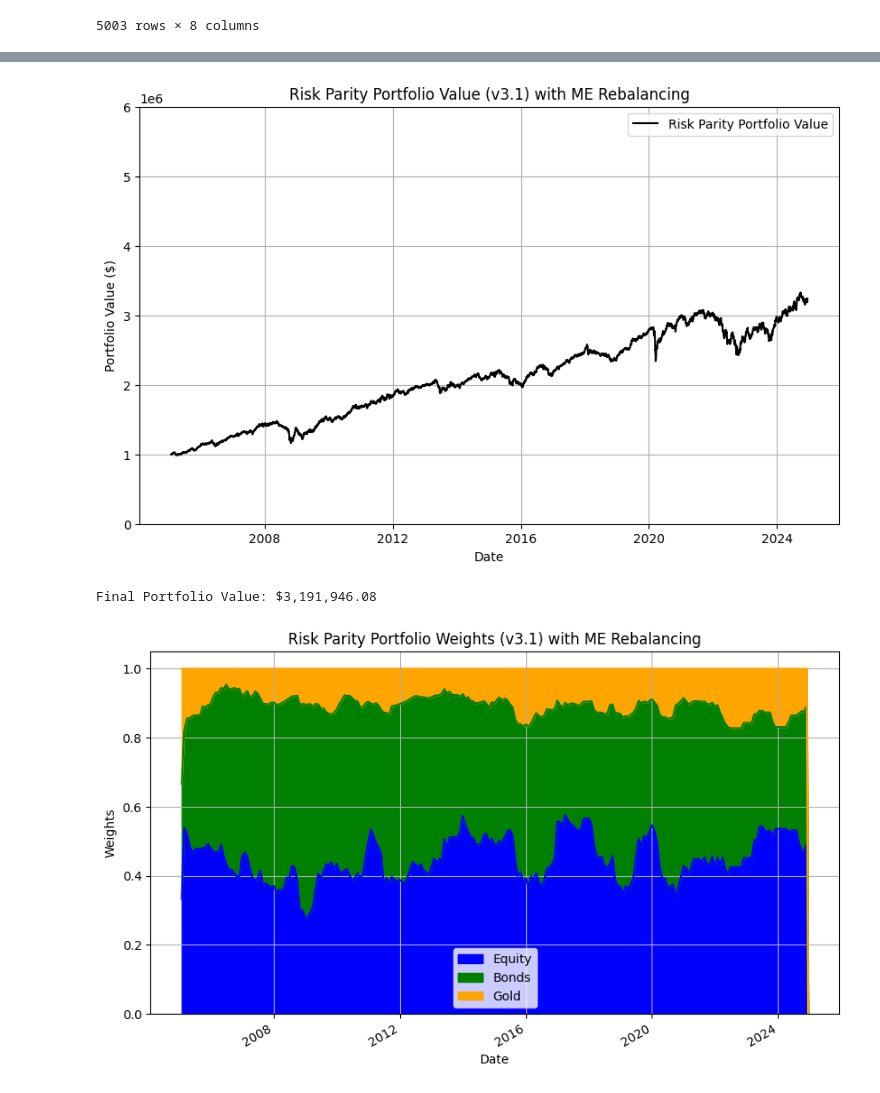
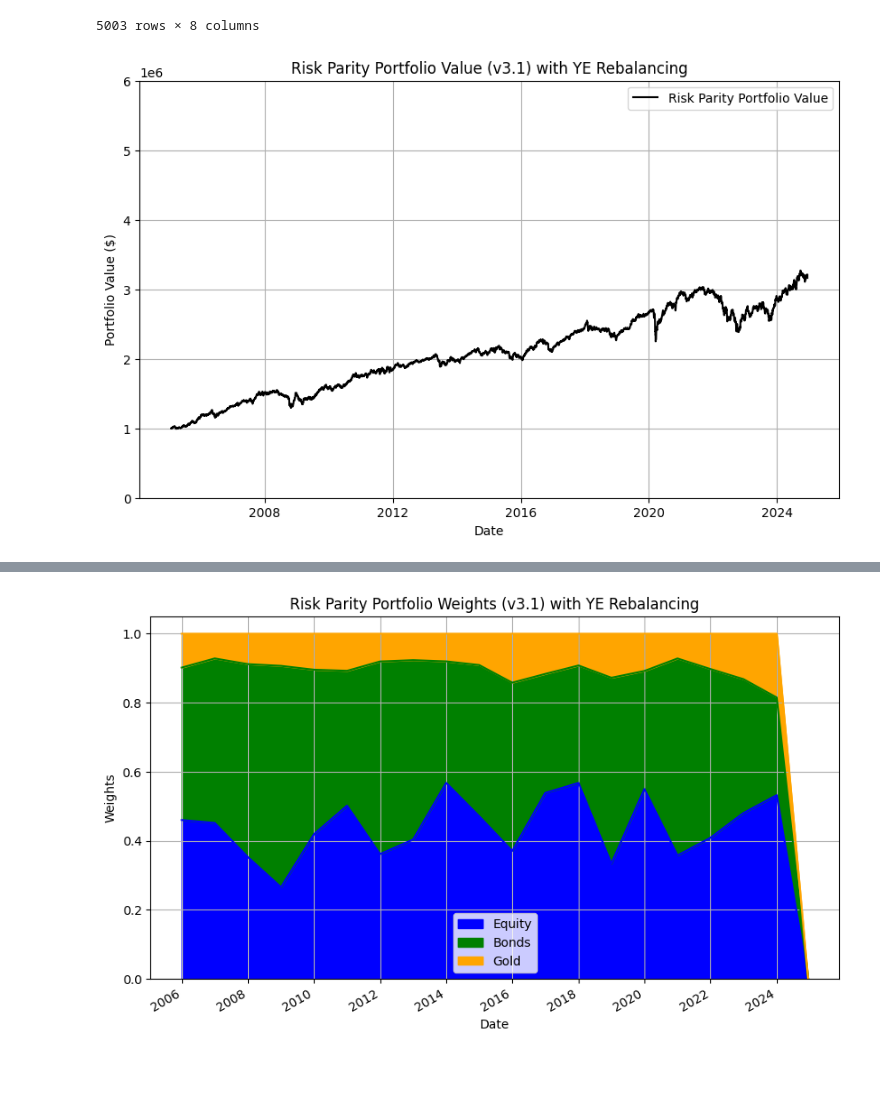
Before and after one commit to plaishev/asset_mgmt_seminar, a Jupyter notebook: Risk_Parity.ipynb, the cells around one changed output, grey strips where cells are left out. Drawn from its saved outputs; the diff is of its cells as text; code cells hidden in the pictures.

```diff
--- a/Risk_Parity.ipynb
+++ b/Risk_Parity.ipynb
@@ -78,7 +78,7 @@ returns
 #### Risk Parity Portfolio Construction #### ver 3.1
 
 # Variables
-rebalance_frequency = 'ME'  # 'ME' = monthly, 'QE' = quarterly, 'YE' = yearly
+rebalance_frequency = 'YE'  # 'ME' = monthly, 'QE' = quarterly, 'YE' = yearly
 #YE best ftol = 1e-4, ME best ftol = 1e-2
 initial_investment = 1000000
 lookback_days = 180
@@ -102,7 +102,7 @@ def risk_parity_objective(weights, cov_matrix):
 def risk_parity_optimizer(cov_matrix, w0, n_assets):
     cons = ({'type': 'eq', 'fun': lambda w: np.sum(w) - 1},)
     bounds = [(0, 1)] * n_assets
-    options = {'maxiter': 1000, 'ftol': 1e-2, 'disp': False}
+    options = {'maxiter': 1000, 'ftol': 1e-4, 'disp': False}
     res = minimize(risk_parity_objective, w0, args=(cov_matrix,),
                    bounds=bounds, constraints=cons, method='SLSQP', options=options)
     return res
@@ -111,6 +111,7 @@ def risk_parity_optimizer(cov_matrix, w0, n_assets):
 def risk_parity_construction(returns, rebalance_frequency):
     # Define assets and initial equal weights
     assets = ['Japan', 'T-Bills_7_10', 'T-Bills_20', 'APACxJapan', 'Europe', 'LatAm', 'US', 'Gold']
+    returns = returns[assets]
     n_assets = len(assets)
     w0 = np.array([1/15, 1/6, 1/6, 1/15, 1/15, 1/15, 1/15, 1/3])
 
@@ -227,3 +228,4 @@ plt.ylabel('Weights')
 plt.grid(True)
 plt.show()
 # %% [output]
+[figure, new version]
@@ -231,6 +233,4 @@ Insufficient data for covariance estimation at 2005-01-31 00:00:00. Skipping reb
-[figure, old version]
-Final Portfolio Value: $3,191,946.08
-[figure, old version]
+[figure, new version]
 # %%
 #### Risk Parity Portfolio Analytics #### ver 3.0
 
```
Also changed, not shown: parts of 2 cells of this notebook, 6 other files.
